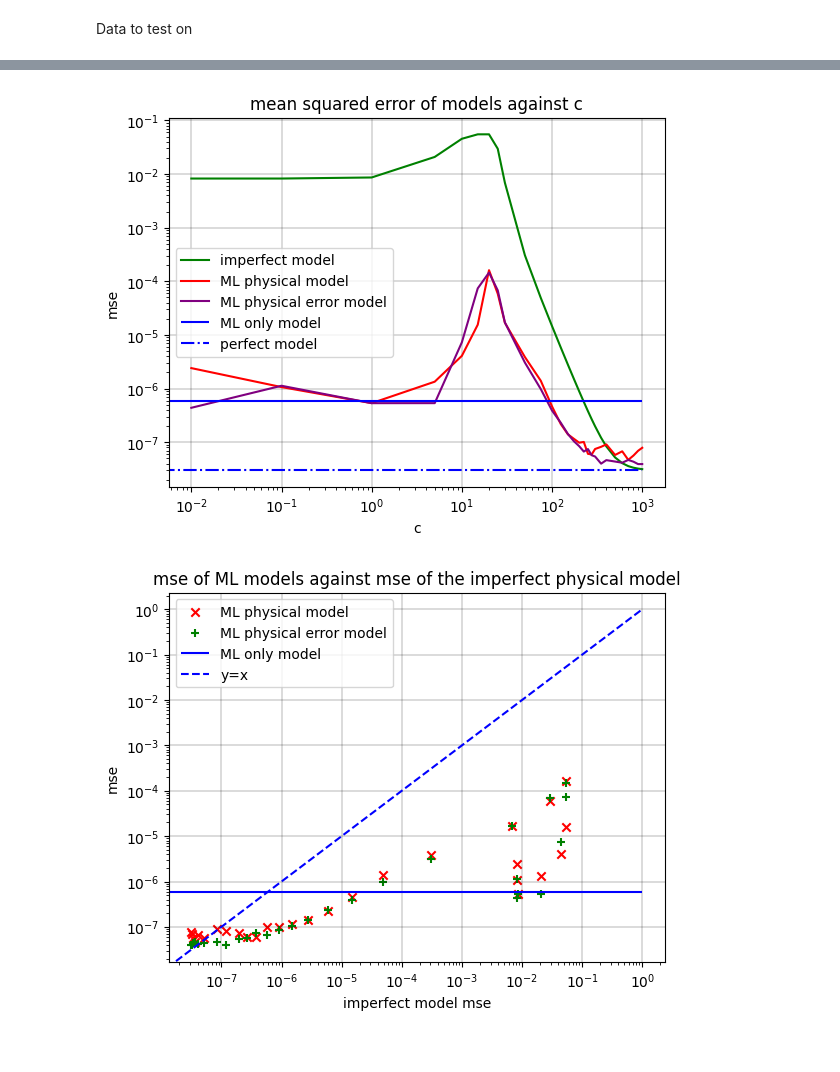
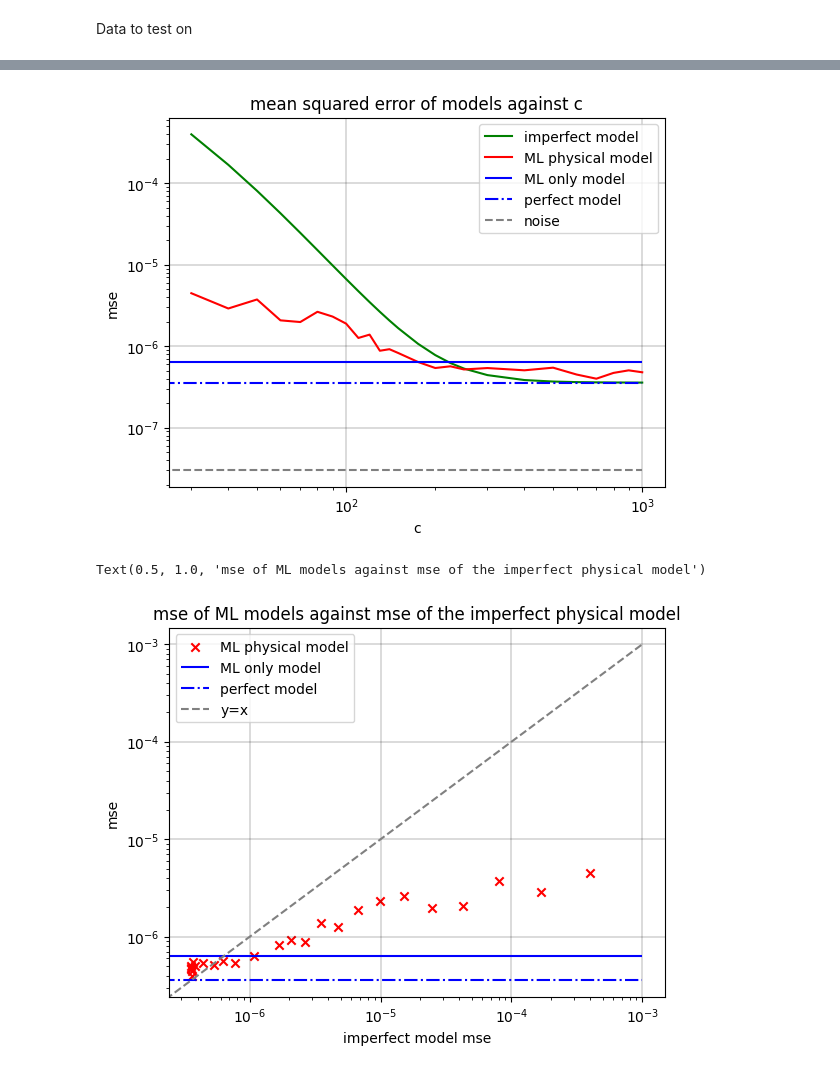
Before and after one commit to arianna-cox/chaotic-systems-ml, a Jupyter notebook: compare_models.ipynb, the cells around one changed output, grey strips where cells are left out. Drawn from its saved outputs; the diff is of its cells as text; code cells hidden in the pictures.

Commit message:
Rossler

```diff
--- a/compare_models.ipynb
+++ b/compare_models.ipynb
@@ -33,13 +33,19 @@ Data to test on
 # print(finalmse)
 # %%
 # Variables relating to the data you want to load
+system = 'Rossler'
+x_transformation_type = 0
 n = 10000
 time_span = 5
 time_step = 0.1
 integration_time_step = 0.01
-number_timesteps_predict = 2
+number_timesteps_predict = 5
 std = 0.01
 # %%
-name = f"{n}_{time_span}_{str(time_step).replace('.', '')}_{str(integration_time_step).replace('.', '')}_{number_timesteps_predict}_{str(std).replace('.', '')}"
-MLonly_model = keras.models.load_model(f'saved_models/timesteps_{number_timesteps_predict}/MLonly_{name}.keras')
+# name = f"{n}_{time_span}_{str(time_step).replace('.', '')}_{str(integration_time_step).replace('.', '')}_{number_timesteps_predict}_{str(std).replace('.', '')}"
+# MLonly_model = keras.models.load_model(f'saved_models/timesteps_{number_timesteps_predict}/MLonly_{name}.keras')
+
+save_name = f"{system}{x_transformation_type}_{n}_{time_span}_{str(time_step).replace('.', '')}_{str(integration_time_step).replace('.', '')}_{number_timesteps_predict}_{str(std).replace('.', '')}"
+save_filepath = f'saved_models/{system}{x_transformation_type}/timesteps_{number_timesteps_predict}/MLonly_{save_name}.keras'
+MLonly_model = keras.models.load_model(save_filepath)
 # %%
@@ -104,55 +111,54 @@ np.save(f"data_dictionaries/data_{name}", dictionary)
 # %%
-c_array = [0.01, 0.1, 1, 5, 10, 15, 20, 25, 30, 50, 75,100,125,150,175,200,225,250,275,300,350,400,500,600,700,800,900,1000]
-name = f"{n}_{time_span}_{str(time_step).replace('.', '')}_{str(integration_time_step).replace('.', '')}_{number_timesteps_predict}_{str(std).replace('.', '')}"
-dictionary = np.load(f"data_dictionaries/data_{name}.npy", allow_pickle=True).item()
+c_array = [30, 40, 50, 60, 70, 80, 90, 100, 110, 120, 130, 140 ,150, 175, 200, 225, 250, 300, 400, 500, 600, 700, 800, 900, 1000]
+
+mse_dictionary_savename = f"{system}{x_transformation_type}_{n}_{time_span}_{str(time_step).replace('.', '')}_{str(integration_time_step).replace('.', '')}_{number_timesteps_predict}_{str(std).replace('.', '')}"
+mse_dictionary_filename = f'saved_models/{system}{x_transformation_type}/timesteps_{number_timesteps_predict}/mse_dictionary_{mse_dictionary_savename}.npy'
+mse_dictionary = np.load(mse_dictionary_filename , allow_pickle = True).item()
+
 finalmse = np.zeros(len(c_array))
 loss_physical = np.zeros(len(c_array))
 loss_physical_error = np.zeros(len(c_array))
-# loss_physical_two_stage_training =  np.zeros(5)
-MLonly_loss = dictionary['MLonly_loss']
-# mse_perfect_model_prediction = dictionary['mse_imperfect_predictions'][np.inf]
+MLonly_loss = mse_dictionary['MLonly_loss']
+mse_perfect_model_prediction = mse_dictionary['mse_imperfect_predictions'][np.inf]
 
 for i, c in enumerate(c_array):
-    finalmse[i] = dictionary['mse_imperfect_predictions'][c]
-    loss_physical[i] = dictionary['physical_loss'][c]
-    loss_physical_error[i] = dictionary['physical_error_loss'][c]
-# for i, c in enumerate([25, 100, 500, 900, 1000]):
-#     loss_physical_two_stage_training[i] = dictionary['physical_two_stage_training_loss'][c]
+    finalmse[i] = mse_dictionary['mse_imperfect_predictions'][c]
+    loss_physical[i] = mse_dictionary['physical_loss'][c]
+    # loss_physical_error[i] = mse_dictionary['physical_error_loss'][c]
 
 plt.plot(c_array,finalmse,'-', label = 'imperfect model', color = 'g', )
 plt.plot(c_array, loss_physical, '-', label = 'ML physical model', color = 'r')
-plt.plot(c_array, loss_physical_error, '-', label = 'ML physical error model', color = 'purple')
-# plt.plot([25, 100, 500, 900, 1000], loss_physical_two_stage_training, '-', label = 'ML physical two stage training model', color = 'orange')
+# plt.plot(c_array, loss_physical_error, '-', label = 'ML physical error model', color = 'purple')
 plt.hlines(MLonly_loss, 0,1000, label = 'ML only model', color = 'b')
-# plt.hlines(mse_perfect_model_prediction, 0,1000, label = 'perfect model', color = 'b')
-plt.hlines(3*10**(-8), 0,1000, linestyle = '-.', label = 'perfect model', color = 'b')
+plt.hlines(mse_perfect_model_prediction, 0,1000, linestyle = '-.', label = 'perfect model', color = 'b')
+plt.hlines(3*10**(-8), 0,1000, linestyle = '--', label = 'noise', color = 'grey')
 plt.xscale('log')
 plt.yscale('log')
 plt.xlabel('c')
 plt.ylabel('mse')
 plt.grid(which='major', color='black', linestyle='-', linewidth = 0.2)
 # plt.grid(which='minor', color='grey', linestyle='-')
 plt.legend()
 plt.title('mean squared error of models against c')
-plt.savefig(f'mse_vs_c_timesteps{number_timesteps_predict}_{name}')
+# plt.savefig(f'mse_vs_c_timesteps{number_timesteps_predict}_{name}')
 plt.show()
 
 plt.scatter(finalmse, loss_physical, marker = 'x', label = 'ML physical model', color = 'r')
-plt.scatter(finalmse, loss_physical_error, marker='+', label = 'ML physical error model', color = 'g')
-# plt.plot(c_array, loss_physical_two_stage_training, '-', label = 'ML physical two stage training model', color = 'orange')
-plt.hlines(MLonly_loss, 0,1, label = 'ML only model', color = 'b')
-# plt.hlines(mse_perfect_model_prediction, 0,1000, label = 'perfect model', color = 'b')
+# plt.scatter(finalmse, loss_physical_error, marker='+', label = 'ML physical error model', color = 'g')
+plt.hlines(MLonly_loss, 0,10**(-3), label = 'ML only model', color = 'b')
+plt.hlines(mse_perfect_model_prediction, 0,10**(-3), linestyle = '-.', label = 'perfect model', color = 'b')
 # plt.hlines(3*10**(-8), 0,1, linestyle = '-.', label = 'perfect model', color = 'b')
-plt.plot([0,1], [0,1], '--', label = 'y=x', color = 'b')
+plt.plot([0,10**(-3)], [0,10**(-3)], '--', label = 'y=x', color = 'grey')
 plt.xscale('log')
 plt.yscale('log')
 plt.xlabel('imperfect model mse')
 plt.ylabel('mse')
 plt.grid(which='major', color='black', linestyle='-', linewidth = 0.2)
 # plt.grid(which='minor', color='grey', linestyle='-')
 plt.legend()
 plt.title('mse of ML models against mse of the imperfect physical model')
-plt.savefig(f'mse_vs_mse_timesteps{number_timesteps_predict}_{name}')
+# plt.savefig(f'mse_vs_mse_timesteps{number_timesteps_predict}_{name}')
 # %% [output]
-[figure, old version]
+[figure, new version]
+Text(0.5, 1.0, 'mse of ML models against mse of the imperfect physical model')
-[figure, old version]
+[figure, new version]
```
Also changed, not shown: parts of 1 cell of this notebook, 25 other files.
